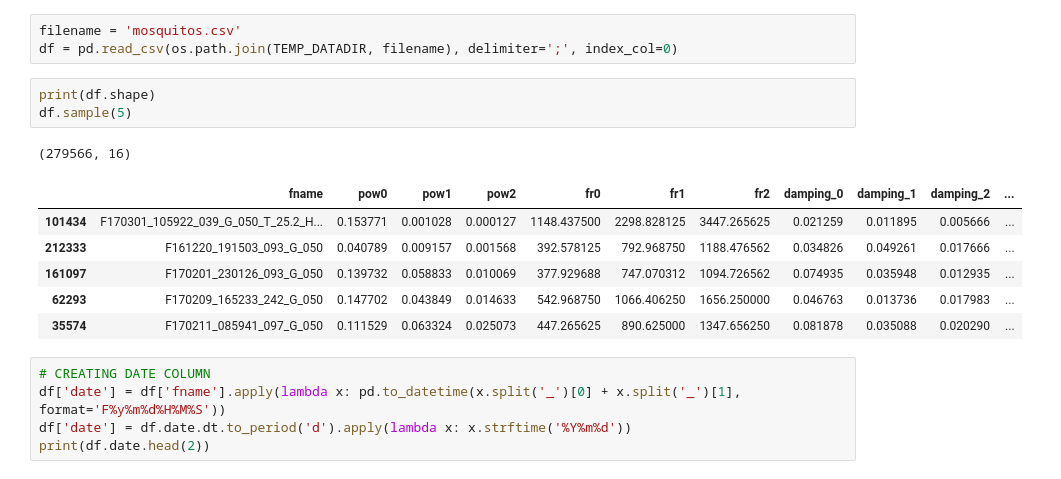
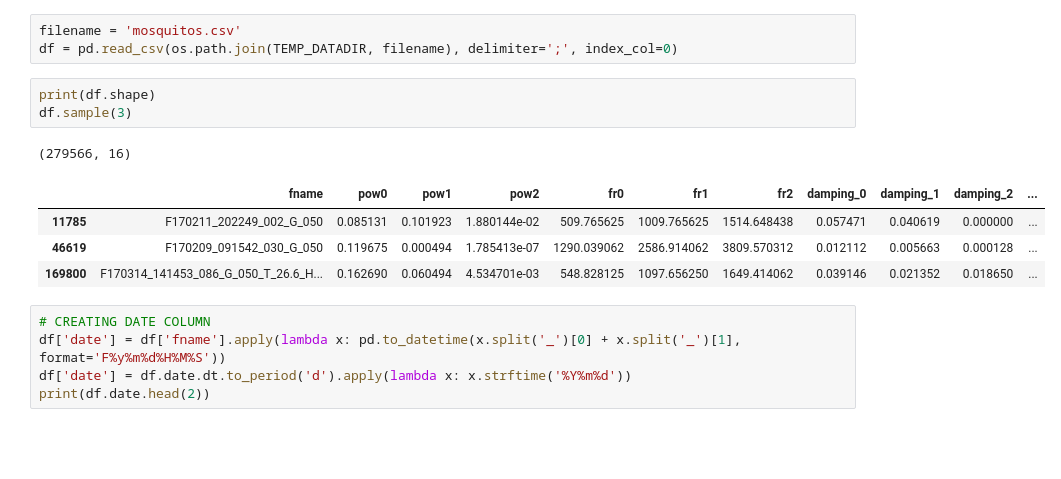
Before and after one commit to kalfasyan/wingbeat_frequencies, a Jupyter notebook: H_date_effect_of_data.ipynb, the cells around one changed output. Drawn from its saved outputs; the diff is of its cells as text; blank space fills up the shorter version.

```diff
--- a/H_date_effect_of_data.ipynb
+++ b/H_date_effect_of_data.ipynb
@@ -24,15 +24,13 @@ filename = 'mosquitos.csv'
 df = pd.read_csv(os.path.join(TEMP_DATADIR, filename), delimiter=';', index_col=0)
 # %%
 print(df.shape)
-df.sample(5)
+df.sample(3)
 # %% [output]
 (279566, 16)
 |  | fname | pow0 | pow1 | pow2 | fr0 | fr1 | fr2 | damping_0 | damping_1 | damping_2 | ... |
-| 101434 | F170301_105922_039_G_050_T_25.2_H... | 0.153771 | 0.001028 | 0.000127 | 1148.437500 | 2298.828125 | 3447.265625 | 0.021259 | 0.011895 | 0.005666 | ... |
-| 212333 | F161220_191503_093_G_050 | 0.040789 | 0.009157 | 0.001568 | 392.578125 | 792.968750 | 1188.476562 | 0.034826 | 0.049261 | 0.017666 | ... |
-| 161097 | F170201_230126_093_G_050 | 0.139732 | 0.058833 | 0.010069 | 377.929688 | 747.070312 | 1094.726562 | 0.074935 | 0.035948 | 0.012935 | ... |
-| 62293 | F170209_165233_242_G_050 | 0.147702 | 0.043849 | 0.014633 | 542.968750 | 1066.406250 | 1656.250000 | 0.046763 | 0.013736 | 0.017983 | ... |
-| 35574 | F170211_085941_097_G_050 | 0.111529 | 0.063324 | 0.025073 | 447.265625 | 890.625000 | 1347.656250 | 0.081878 | 0.035088 | 0.020290 | ... |
+| 11785 | F170211_202249_002_G_050 | 0.085131 | 0.101923 | 1.880144e-02 | 509.765625 | 1009.765625 | 1514.648438 | 0.057471 | 0.040619 | 0.000000 | ... |
+| 46619 | F170209_091542_030_G_050 | 0.119675 | 0.000494 | 1.785413e-07 | 1290.039062 | 2586.914062 | 3809.570312 | 0.012112 | 0.005663 | 0.000128 | ... |
+| 169800 | F170314_141453_086_G_050_T_26.6_H... | 0.162690 | 0.060494 | 4.534701e-03 | 548.828125 | 1097.656250 | 1649.414062 | 0.039146 | 0.021352 | 0.018650 | ... |
 # %%
 # CREATING DATE COLUMN
 df['date'] = df['fname'].apply(lambda x: pd.to_datetime(x.split('_')[0] + x.split('_')[1], format='F%y%m%d%H%M%S'))
```
Also changed, not shown: parts of 32 cells of this notebook.
